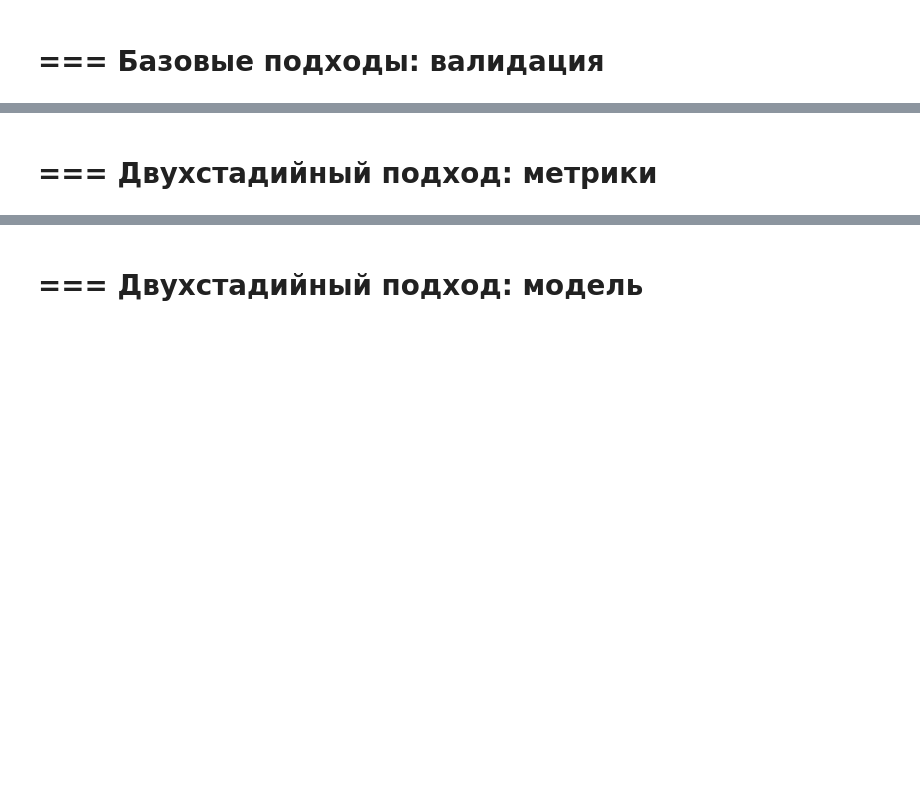
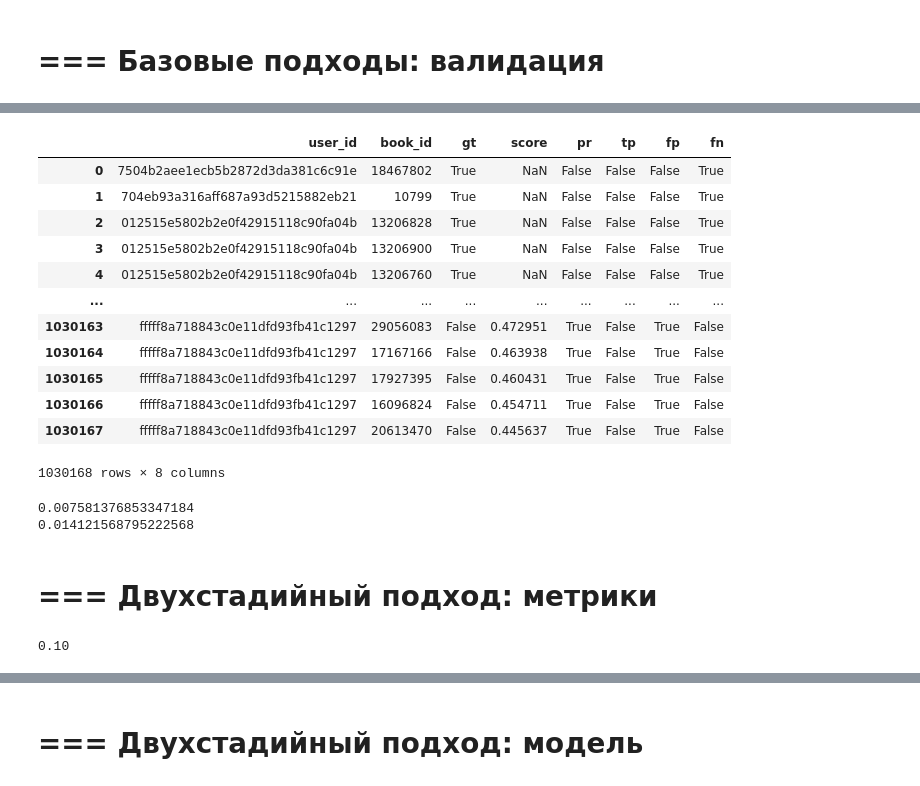
Before and after one commit to Yoshigonnawin/mle-recsys-start, a Jupyter notebook: main_offline.ipynb, the cells around one changed output, grey strips where cells are left out. Drawn from its saved outputs; the diff is of its cells as text; code cells hidden in the pictures; blank space fills up the shorter version.

```diff
--- a/main_offline.ipynb
+++ b/main_offline.ipynb
@@ -272,0 +319,6 @@ with pd.option_context("max_colwidth", 100):
+# %%
+als_recommendations = pd.read_parquet("als_recommendations.parquet")
+# %%
+events_recs_for_binary_metrics = process_events_recs_for_binary_metrics(
+    events_train, events_test, als_recommendations, top_k=5
+)
@@ -272,0 +332,16 @@ with pd.option_context("max_colwidth", 100):
+# %%
+events_recs_for_binary_metrics
+# %% [output]
+|  | user_id | book_id | gt | score | pr | tp | fp | fn |
+| 0 | 7504b2aee1ecb5b2872d3da381c6c91e | 18467802 | True | NaN | False | False | False | True |
+| 1 | 704eb93a316aff687a93d5215882eb21 | 10799 | True | NaN | False | False | False | True |
+| 2 | 012515e5802b2e0f42915118c90fa04b | 13206828 | True | NaN | False | False | False | True |
+| 3 | 012515e5802b2e0f42915118c90fa04b | 13206900 | True | NaN | False | False | False | True |
+| 4 | 012515e5802b2e0f42915118c90fa04b | 13206760 | True | NaN | False | False | False | True |
+| ... | ... | ... | ... | ... | ... | ... | ... | ... |
+| 1030163 | fffff8a718843c0e11dfd93fb41c1297 | 29056083 | False | 0.472951 | True | False | True | False |
+| 1030164 | fffff8a718843c0e11dfd93fb41c1297 | 17167166 | False | 0.463938 | True | False | True | False |
+| 1030165 | fffff8a718843c0e11dfd93fb41c1297 | 17927395 | False | 0.460431 | True | False | True | False |
+| 1030166 | fffff8a718843c0e11dfd93fb41c1297 | 16096824 | False | 0.454711 | True | False | True | False |
+| 1030167 | fffff8a718843c0e11dfd93fb41c1297 | 20613470 | False | 0.445637 | True | False | True | False |
+1030168 rows × 8 columns
@@ -273,2 +360,16 @@ with pd.option_context("max_colwidth", 100):
+# %%
+precision, recall = compute_cls_metrics(events_recs_for_binary_metrics)
+
+print(precision)
+print(recall)
+# %% [output]
+0.007581376853347184
+0.014121568795222568
 # %% [markdown]
 # === Двухстадийный подход: метрики
+# %%
+# расчёт покрытия по объектам
+cov_items = als_recommendations["book_id"].nunique() / events_train["book_id"].nunique()
+print(f"{cov_items:.2f}")
+# %% [output]
+0.10
```
Also changed, not shown: parts of 5 cells of this notebook.
